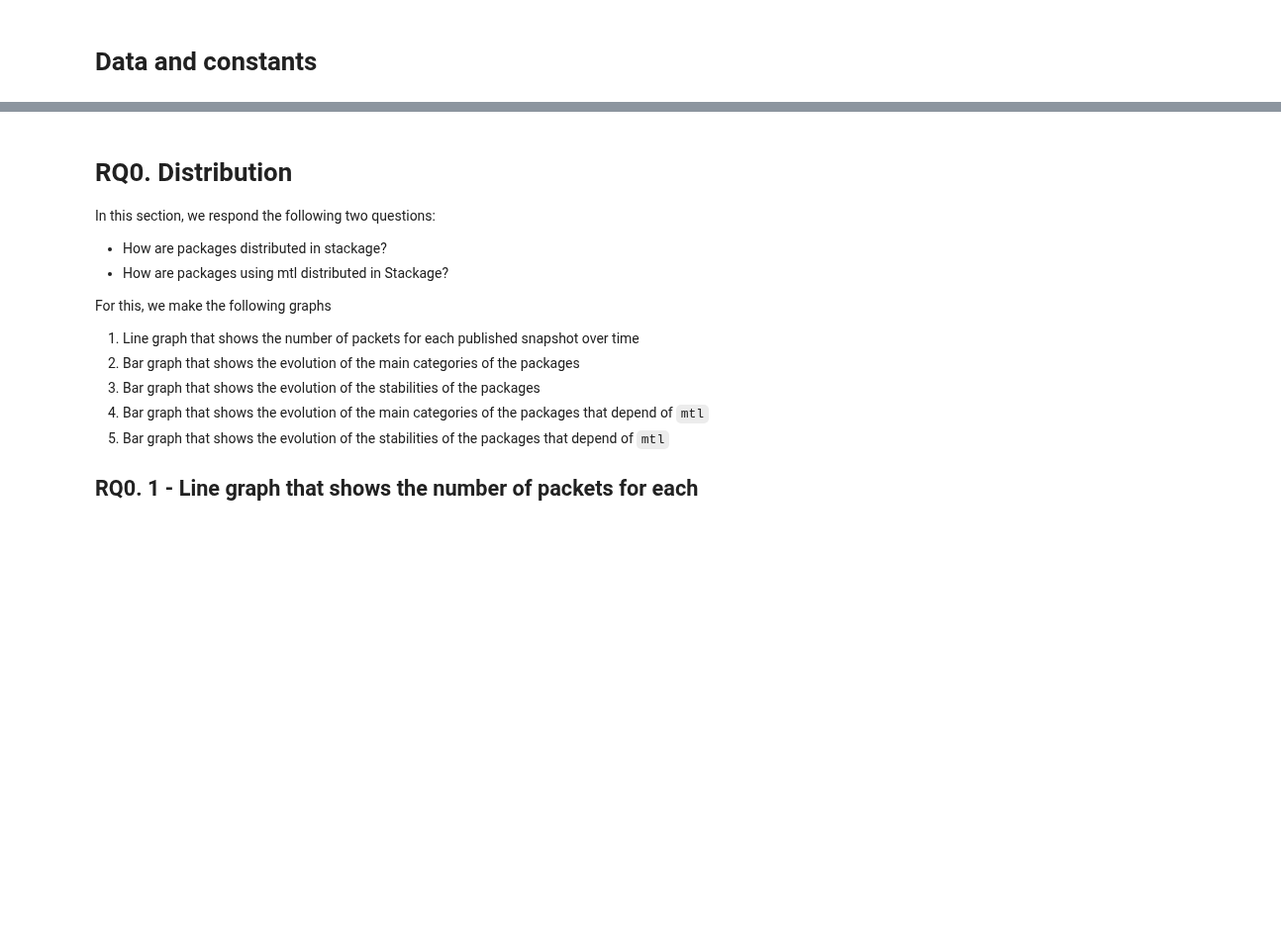
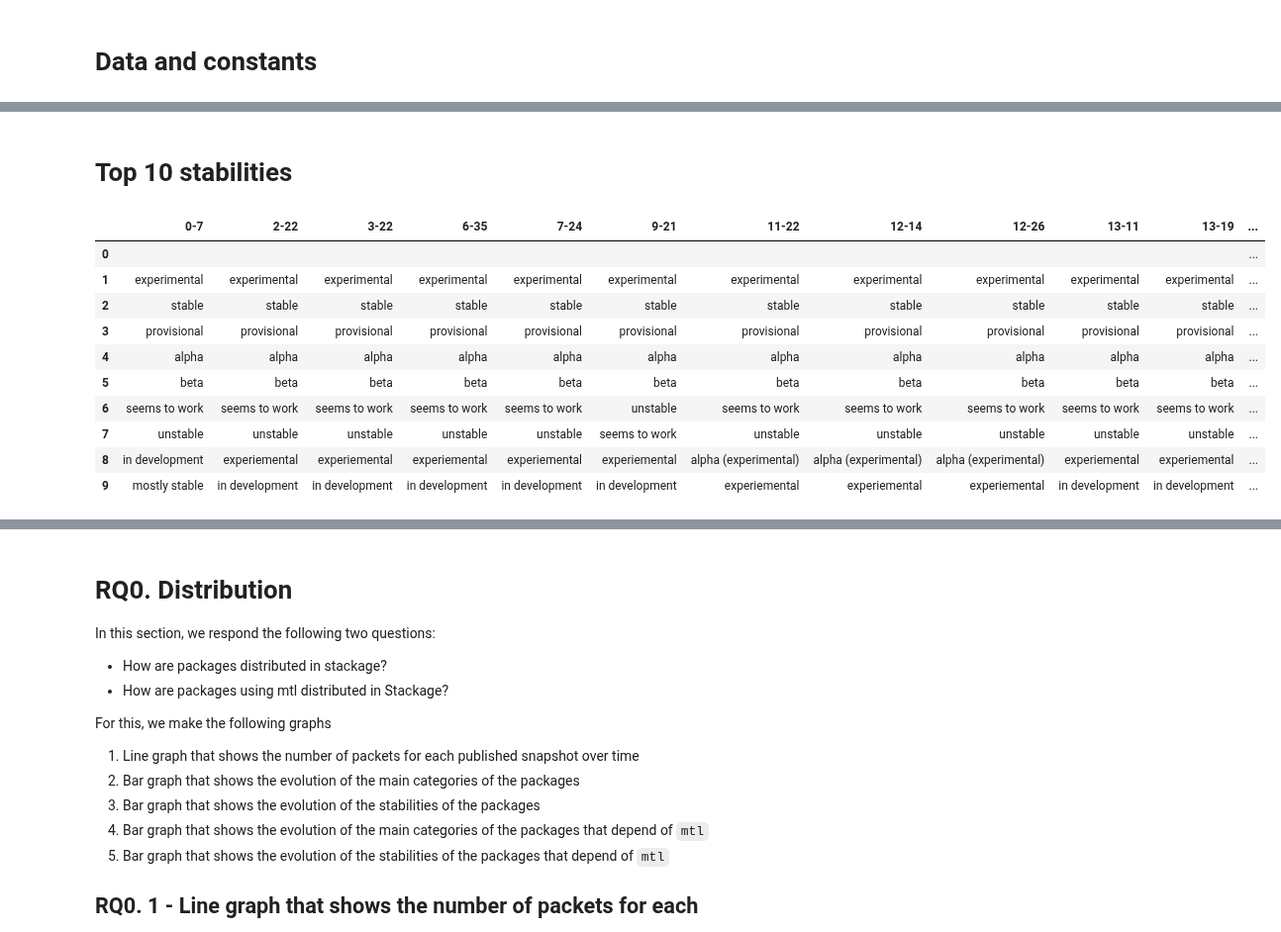
Before and after one commit to pragmaticslaboratory/stackage-evolution, a Jupyter notebook: notebooks/answers.ipynb, the cells around one changed output, grey strips where cells are left out. Shown at 99% size. Saved outputs shown, nothing was run; the diff lists cells and outputs as text; code cells hidden in the pictures; blank space fills up the shorter version.

Commit message:
top 10 stabilities

```diff
--- a/notebooks/answers.ipynb
+++ b/notebooks/answers.ipynb
@@ -59,0 +78,29 @@ df
+# %% [markdown]
+# Top 10 stabilities
+# %%
+df_by_stability = []
+for idx, df in enumerate(df_list):
+    aux_df = df[['package', 'stability']]
+    aux_df = aux_df.groupby(['stability']).count().reset_index().rename(columns={"package": "count"})
+    aux_df.loc[:, 'version'] = lts_list[idx]
+    df_by_stability.append(aux_df.sort_values(by=['count'], ascending=False))
+
+data = {}
+for idx, df in enumerate(df_by_stability):
+    stability = list(df.head(10)['stability'])
+    data[lts_list[idx]] = stability
+
+df = pd.DataFrame(data)
+df
+# %% [output]
+|  | 0-7 | 2-22 | 3-22 | 6-35 | 7-24 | 9-21 | 11-22 | 12-14 | 12-26 | 13-11 | 13-19 | ... |
+| 0 |  |  |  |  |  |  |  |  |  |  |  | ... |
+| 1 | experimental | experimental | experimental | experimental | experimental | experimental | experimental | experimental | experimental | experimental | experimental | ... |
+| 2 | stable | stable | stable | stable | stable | stable | stable | stable | stable | stable | stable | ... |
+| 3 | provisional | provisional | provisional | provisional | provisional | provisional | provisional | provisional | provisional | provisional | provisional | ... |
+| 4 | alpha | alpha | alpha | alpha | alpha | alpha | alpha | alpha | alpha | alpha | alpha | ... |
+| 5 | beta | beta | beta | beta | beta | beta | beta | beta | beta | beta | beta | ... |
+| 6 | seems to work | seems to work | seems to work | seems to work | seems to work | unstable | seems to work | seems to work | seems to work | seems to work | seems to work | ... |
+| 7 | unstable | unstable | unstable | unstable | unstable | seems to work | unstable | unstable | unstable | unstable | unstable | ... |
+| 8 | in development | experiemental | experiemental | experiemental | experiemental | experiemental | alpha (experimental) | alpha (experimental) | alpha (experimental) | experiemental | experiemental | ... |
+| 9 | mostly stable | in development | in development | in development | in development | in development | experiemental | experiemental | experiemental | in development | in development | ... |
```
Also changed, not shown: parts of 5 cells of this notebook.
